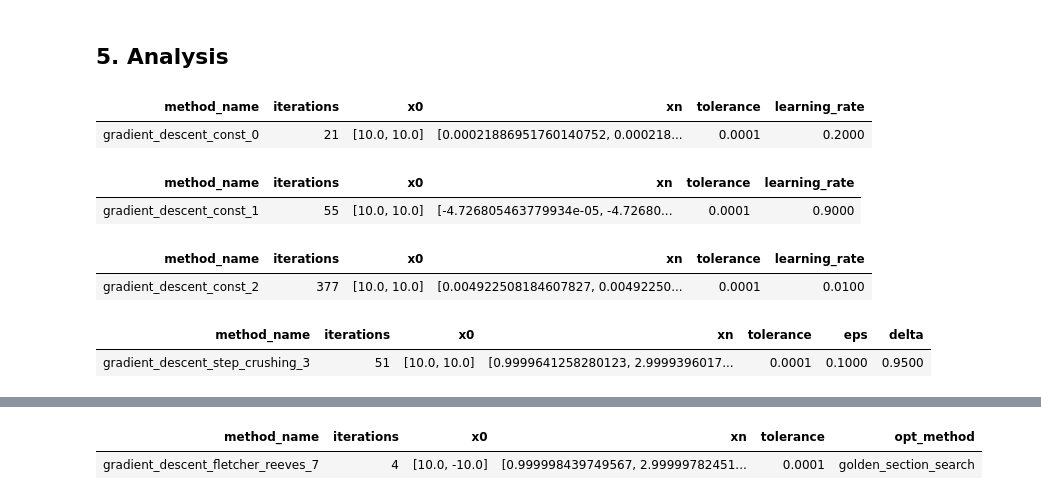
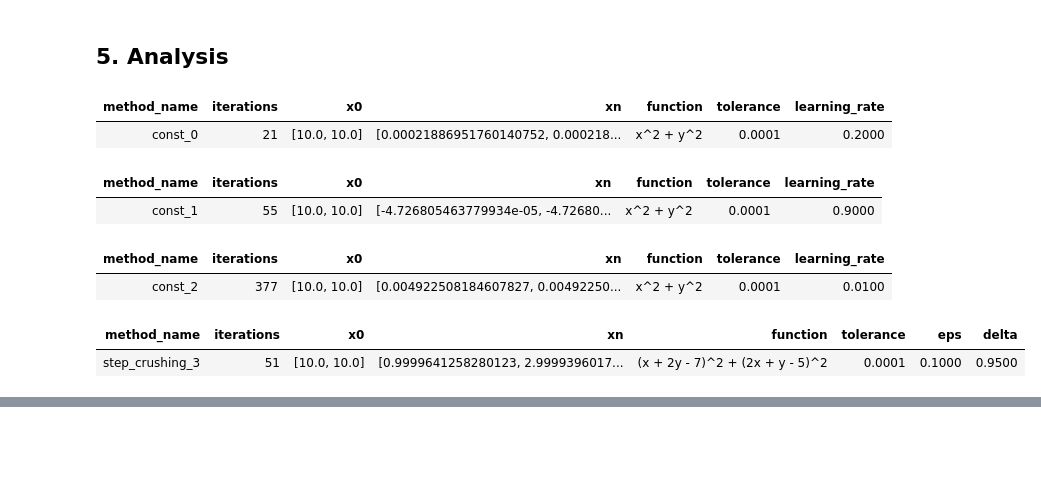
Before and after one commit to fadyat/ITMO-PROBLEMS, a Jupyter notebook: Applied-mathematics/IV semester/Solutions/lab2/solution.ipynb, the cells around one changed output, grey strips where cells are left out. Saved outputs shown, nothing was run; the diff lists cells and outputs as text; code cells hidden in the pictures; blank space fills up the shorter version.

```diff
--- a/Applied-mathematics/IV semester/Solutions/lab2/solution.ipynb
+++ b/Applied-mathematics/IV semester/Solutions/lab2/solution.ipynb
@@ -343,13 +382,13 @@ dummy = gradient_descent_fletcher_reeves(f2, golden_section_search, np.array([10
 # %% [markdown]
 ## 5. Analysis
 # %%
-Repository.visualize()
+Repository.visualize('main')
 # %% [output]
-| method_name | iterations | x0 | xn | tolerance | learning_rate |
-| gradient_descent_const_0 | 21 | [10.0, 10.0] | [0.00021886951760140752, 0.000218... | 0.0001 | 0.2000 |
+| method_name | iterations | x0 | xn | function | tolerance | learning_rate |
+| const_0 | 21 | [10.0, 10.0] | [0.00021886951760140752, 0.000218... | x^2 + y^2 | 0.0001 | 0.2000 |
-| method_name | iterations | x0 | xn | tolerance | learning_rate |
-| gradient_descent_const_1 | 55 | [10.0, 10.0] | [-4.726805463779934e-05, -4.72680... | 0.0001 | 0.9000 |
+| method_name | iterations | x0 | xn | function | tolerance | learning_rate |
+| const_1 | 55 | [10.0, 10.0] | [-4.726805463779934e-05, -4.72680... | x^2 + y^2 | 0.0001 | 0.9000 |
-| method_name | iterations | x0 | xn | tolerance | learning_rate |
-| gradient_descent_const_2 | 377 | [10.0, 10.0] | [0.004922508184607827, 0.00492250... | 0.0001 | 0.0100 |
+| method_name | iterations | x0 | xn | function | tolerance | learning_rate |
+| const_2 | 377 | [10.0, 10.0] | [0.004922508184607827, 0.00492250... | x^2 + y^2 | 0.0001 | 0.0100 |
-| method_name | iterations | x0 | xn | tolerance | eps | delta |
-| gradient_descent_step_crushing_3 | 51 | [10.0, 10.0] | [0.9999641258280123, 2.9999396017... | 0.0001 | 0.1000 | 0.9500 |
+| method_name | iterations | x0 | xn | function | tolerance | eps | delta |
+| step_crushing_3 | 51 | [10.0, 10.0] | [0.9999641258280123, 2.9999396017... | (x + 2y - 7)^2 + (2x + y - 5)^2 | 0.0001 | 0.1000 | 0.9500 |
@@ -362,2 +400,0 @@ Repository.visualize()
-| method_name | iterations | x0 | xn | tolerance | opt_method |
-| gradient_descent_fletcher_reeves_7 | 4 | [10.0, -10.0] | [0.999998439749567, 2.99999782451... | 0.0001 | golden_section_search |
```
Also changed, not shown: parts of 20 cells of this notebook.
